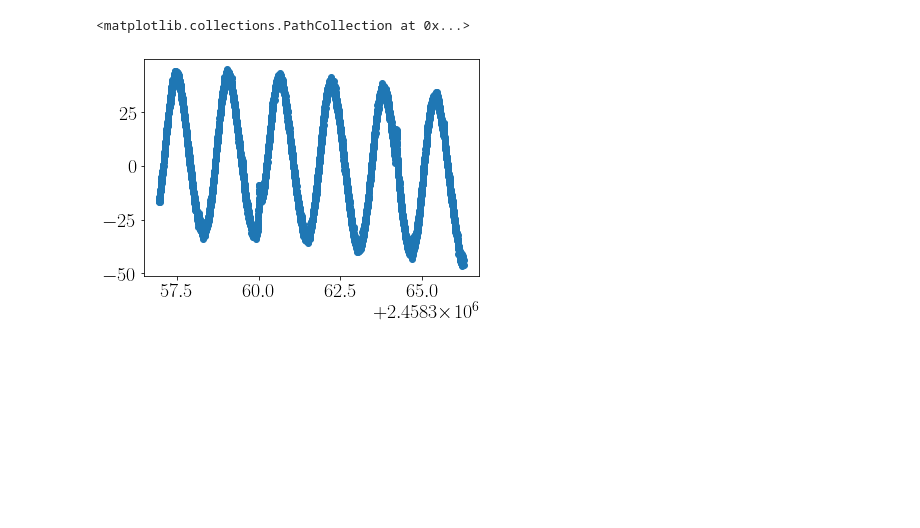
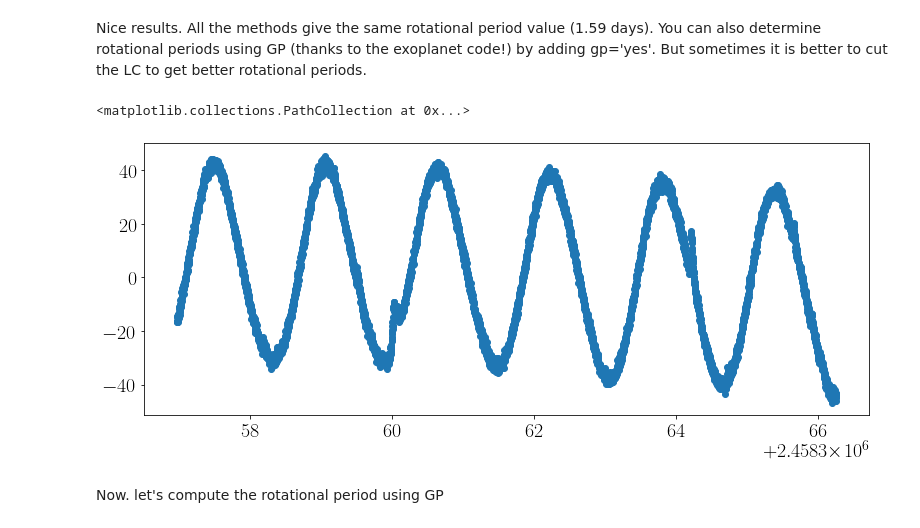
Before and after one commit to ramstojh/kanchay, a Jupyter notebook: tutorial_kanchay/Tutorial_kanchay.ipynb, the cells around one changed output. Saved outputs shown, nothing was run; the diff lists cells and outputs as text; code cells hidden in the pictures; blank space fills up the shorter version.

```diff
--- a/tutorial_kanchay/Tutorial_kanchay.ipynb
+++ b/tutorial_kanchay/Tutorial_kanchay.ipynb
@@ -6,4 +89,4 @@ WARNING (theano.tensor.blas): Using NumPy C-API based implementation for BLAS fu
 # %%
 starid='Gaia DR2 2395082091638750848'
-x, y, yerr = kan.search_lk(starid, mission='TESS', store='yes')
+x, y, yerr = kan.search_lk(starid, mission='TESS')
 # %% [output]
@@ -25,9 +114,16 @@ SearchResult containing 1 data products.
+# %% [markdown]
+Nice results. All the methods give the same rotational period value (1.59 days).
+You can also determine rotational periods using GP (thanks to the exoplanet code!) by adding gp='yes'. But sometimes it is better to cut the LC to get better rotational periods.
 # %%
 import matplotlib.pyplot as plt
+
+plt.figure(figsize=(13, 5))
 plt.scatter(x[0][2000:8500], y[0][2000:8500])
 # %% [output]
 <matplotlib.collections.PathCollection at 0x...>
-[figure, old version]
+[figure, new version]
+# %% [markdown]
+Now. let's compute the rotational period using GP
 # %%
 kan.rotation_calc(x[0][2000:8500], y[0][2000:8500], yerr[0][2000:8500], gp='yes')
 # %% [output]
```
Also changed, not shown: parts of 16 cells of this notebook.
